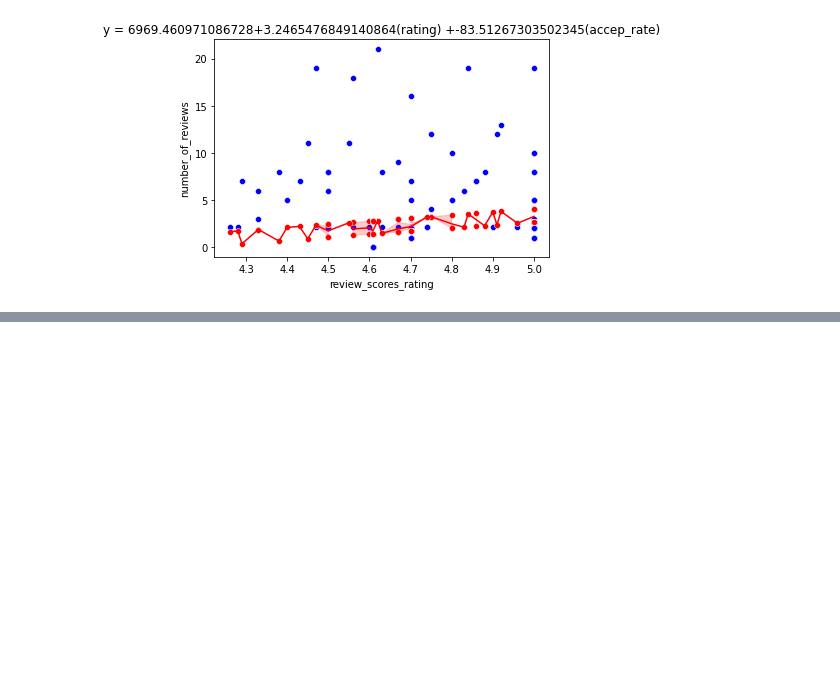
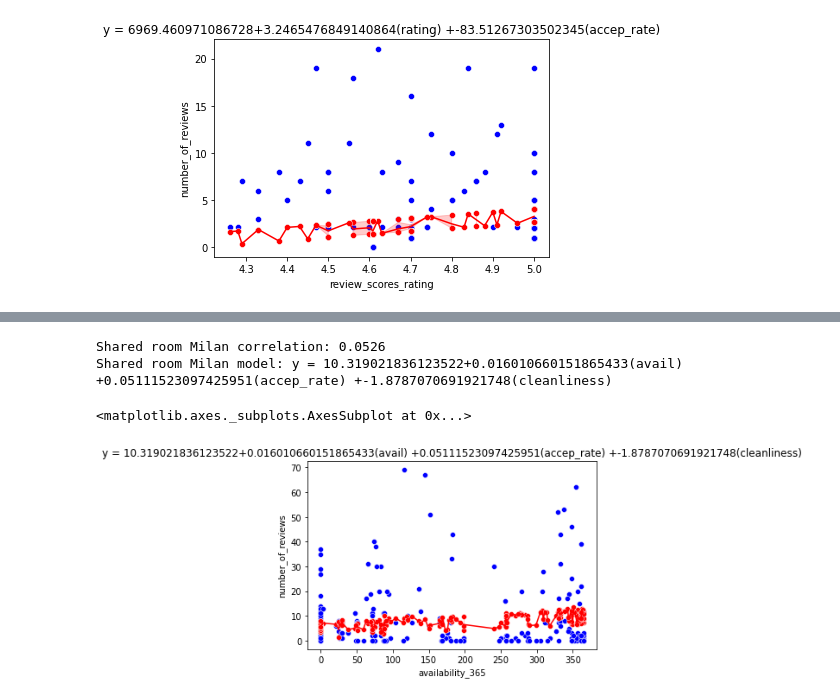
Before and after one commit to a01706447/Actividad-1, a Jupyter notebook: Actividad1_A01706447.ipynb, the cells around one changed output, grey strips where cells are left out. Saved outputs shown, nothing was run; the diff lists cells and outputs as text; code cells hidden in the pictures; blank space fills up the shorter version.

```diff
--- a/Actividad1_A01706447.ipynb
+++ b/Actividad1_A01706447.ipynb
@@ -628,0 +862,16 @@ deter_enmelb = model_enmelb.score(X=en_room[['host_acceptance_rate']],y=en_room[
+# %%
+shared_mil = milan[milan['room_type']=='Shared room']
+shared_mil.drop('room_type',axis=1, inplace=True)
+y=shared_mil
+
+percentile25=y.quantile(0.25) #Q1
+percentile75=y.quantile(0.75) #Q3
+iqr= percentile75 - percentile25
+
+Limite_Superior_iqr= percentile75 + 6.5*iqr
+Limite_Inferior_iqr= percentile25 - 6.5*iqr
+df3= shared_mil[(y<=Limite_Superior_iqr)&(y>=Limite_Inferior_iqr)]
+
+shared_milan=df3.copy()
+shared_milan=shared_milan.fillna(round(df3.mean(),1))
+shared_milan
@@ -628,0 +1027,29 @@ deter_enmelb = model_enmelb.score(X=en_room[['host_acceptance_rate']],y=en_room[
+# %%
+indep_shmil = shared_milan[['availability_365','host_acceptance_rate','review_scores_cleanliness']]
+dep_shmil = shared_milan['number_of_reviews']
+
+model_shmil = LinearRegression()
+
+model_shmil.fit(X=indep_shmil, y=dep_shmil)
+model_shmil.__dict__
+model_shmil.score(indep_shmil,dep_shmil)
+
+#Creamos el modelo
+reg_shmil = LinearRegression().fit(X=indep_shmil, y=dep_shmil)
+y_pred_shmil = reg_shmil.predict(indep_shmil)
+
+#Graficamos
+leyenda = 'y = '+str(reg_shmil.intercept_)+'+'+str(reg_shmil.coef_[0])+'(avail) +'+str(reg_shmil.coef_[1])+'(accep_rate) +'+str(reg_shmil.coef_[2])+'(cleanliness)'
+
+print('Shared room Milan correlation: %.4f' % model_shmelb.score(indep_shmelb,dep_shmelb))
+print('Shared room Milan model: '+ leyenda)
+
+plt.title(leyenda)
+sns.scatterplot(x='availability_365', y='number_of_reviews', color="blue", data=shared_milan)
+sns.scatterplot(x='availability_365', y=y_pred_shmil, color="red", data=shared_milan)
+sns.lineplot(x='availability_365', y=y_pred_shmil, color="red", data=shared_milan)
+# %% [output]
+Shared room Milan correlation: 0.0526
+Shared room Milan model: y = 10.319021836123522+0.016010660151865433(avail) +0.05111523097425951(accep_rate) +-1.8787070691921748(cleanliness)
+<matplotlib.axes._subplots.AxesSubplot at 0x...>
+[figure, added]
```
Also changed, not shown: parts of 21 cells of this notebook.
